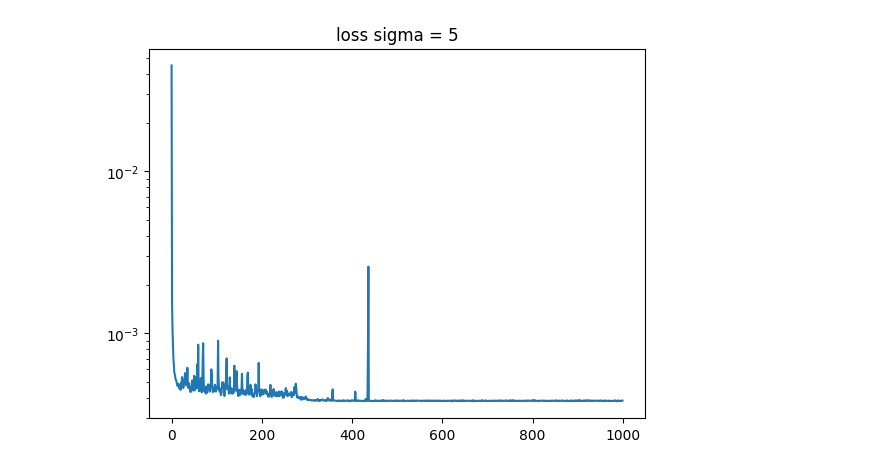
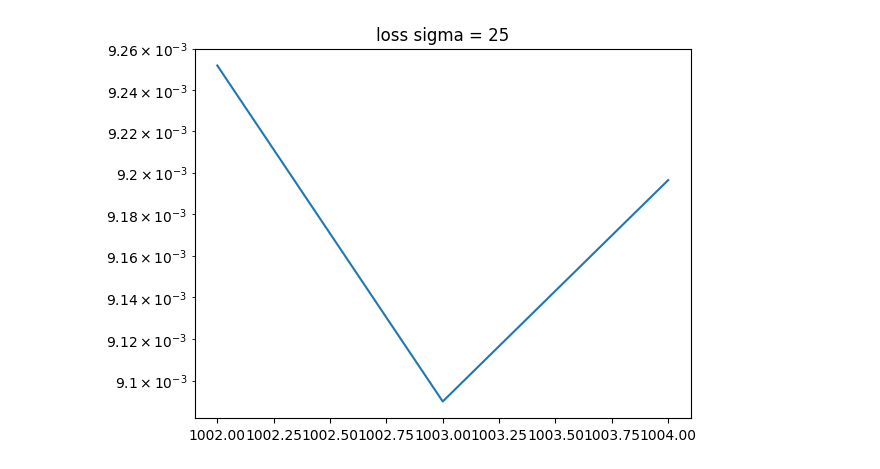
Before and after one commit to Phiere/TI-Denoising-DL, a Jupyter notebook: Projet_TI.ipynb, the cells around one changed output. Saved outputs shown, nothing was run; the diff lists cells and outputs as text; code cells hidden in the pictures.

```diff
--- a/Projet_TI.ipynb
+++ b/Projet_TI.ipynb
@@ -159,88 +212,107 @@ class DnCNN(nn.Module):
 # %%
-
+current_file_directory = os.getcwd()
 parser = argparse.ArgumentParser(description='PyTorch DnCNN')
-parser.add_argument('--model_name', default='model_rgb_sigma_5.pth', type=str, help="Nom du model qu'on souhaite entrainer ou tester")
-parser.add_argument('--sigma', default=5, type=int, help="Choix du sigma à utliser pour ,l'entrainement et le test. Attention un sigma de -1 rendra le sigma alétoire entre 0 et 50")
+parser.add_argument('--sigma', default=25, type=int, help="Choix du sigma à utliser pour ,l'entrainement et le test. Attention un sigma de -1 rendra le sigma alétoire entre 0 et 50")
 parser.add_argument('--image_channels', default=3,type=int, help="permet de choisir si les images traitée sont en rgb ou en niveau de gris")
 
-
-
 ##Données d'entrainement
-parser.add_argument('--train_data', default='/content/drive/My Drive/DnCNN/Data/Data_rgb/Train', type=str, help='path of train data')
+parser.add_argument('--train_data', default=os.path.join(current_file_directory,
+                                                         'BSD68/Train'), type=str, help='path of train data')
 #Paramètre de sauvegarde
-parser.add_argument('--model_dir', default='/content/drive/My Drive/DnCNN/Models', help='directory of the model')
-parser.add_argument('--loss_dir', default='/content/drive/My Drive/DnCNN/Loss', help='directory of the loss plot')
+parser.add_argument('--model_dir', default=os.path.join(current_file_directory,
+                                                        'Models/models_rgb/sigma_25'), help='directory of the model')
+parser.add_argument('--loss_dir', default=os.path.join(current_file_directory,
+                                                       'losses/loss'), help='directory of the loss plot')
 parser.add_argument('--model', default='DnCNN', type=str, help='choose a type of model')
 args, unknown = parser.parse_known_args()
 
 
 ###Choix des hyper_paramètres
 training_batch_size = 1
-training_nb_epoch = 1000
+training_nb_epoch = 1005
 training_learning_rate = 1e-3
 training_patch_size = 35
 
 training_network = DnCNN(image_channels=args.image_channels)
 training_optimizer = optim.Adam(training_network.parameters(), lr=training_learning_rate)
 training_criterion = F.mse_loss
-training_scheduler = MultiStepLR(training_optimizer, milestones=[int(training_nb_epoch*0.8)], gamma=0.1)
+training_scheduler = MultiStepLR(training_optimizer, milestones=[training_nb_epoch/2], gamma=0.1)
+
+mean_db = [0.4273080293308286, 0.4416487863396897, 0.3839654446963002]
+std_db = [0.21955110505223274, 0.20601368640713832, 0.20300565298427553]
+training_transforms = torchvision.transforms.Compose([torchvision.transforms.Normalize(mean = mean_db,std = std_db),
+                                                          torchvision.transforms.RandomResizedCrop(size =training_patch_size,antialias=None),
+                                                          torchvision.transforms.RandomHorizontalFlip(),
+                                                          torchvision.transforms.RandomVerticalFlip(),
+                                                          torchvision.transforms.RandomRotation(30)
+                                                          ])
 
 
+def model_training(network,optimizer,criterion,scheduler,nb_epoch,patch_size,batch_size,transforms) :
+    """Entraînement et enregistement du modèle avec les options mises en paramètre
 
-def model_training(network,optimizer,criterion,scheduler,nb_epoch,patch_size,batch_size) :
-    # model selection
+    network : type de réseau à entraîner
+    optimizer : optimseur choisi pour l'optimisation
+    criterion : critère choisi pour l'optimisation
+    scheduler : opérateur de changement de learning rate choisi pour l'entraînement
+    nb_epoch : nombre d'epoch maximal de l'entraînement
+    patch_size : taille des patch des images d'entraînement
+    batch_size : taille des batch utilisée pour l'optimisation"""
     print('===> Building model')
 
+
     model = network
-    DDataset = DenoisingDataset(data_path=args.train_data
-                                    ,sigma = args.sigma,patch_size=patch_size,training=True)
+    initial_epoch,model_name = find_last_checkpoint(save_dir=args.model_dir)
+    if initial_epoch > 0:
+        print('resuming by loading epoch %03d' % initial_epoch)
+        model = torch.load(model_name)
+    else :
+        print('Starting training form epoch 0')
     model.train()
 
+
+    DDataset = DenoisingDataset(data_path=args.train_data,sigma = args.sigma,transforms=transforms)
+
+
     cuda = torch.cuda.is_available()
-    torch.cuda.synchronize()
     if cuda:
         model = model.cuda()
-        #criterion = criterion.cuda()
+        criterion = criterion.cuda()
 
     loss_evolution =[]
-    min_loss = 1
-    best_model = model
-    print("Début de l'entrainement")
-    min_epoch = 1
-    for epoch in tqdm(range(nb_epoch), desc="Progression des époques",leave=True):
-
-        scheduler.step(epoch)  # step to the learning rate in this epcoh
+    min_epoch = initial_epoch
+    print("Training start")
+    for start,epoch in enumerate(tqdm(range(initial_epoch,nb_epoch), desc="epoch progression",leave=True)):
 
         DLoader = DataLoader(dataset=DDataset,batch_size=batch_size, shuffle=True)
+        epoch_loss = 0
 
-        epoch_loss,n_count = 0,0
-
-        for batch_y, batch_x, noise in (DLoader):
-
-                optimizer.zero_grad()
+        for n_count,(batch_y, batch_x, noise) in enumerate(DLoader):
 
                 if cuda:
                     batch_x, batch_y,noise = batch_x.cuda(), batch_y.cuda(),noise.cuda()
 
+                optimizer.zero_grad()
                 loss = criterion(model(batch_y), noise)
                 epoch_loss += loss.item()
                 loss.backward()
                 optimizer.step()
 
-                n_count +=1
+        scheduler.step()
 
         epoch_loss = (epoch_loss/n_count)
         loss_evolution.append(epoch_loss)
 
-        if epoch == 0 :
+        if start == 0 :
              min_loss = epoch_loss
-        elif epoch_loss < min_loss :
+        elif epoch_loss < min_loss:
+             min_epoch = epoch
              min_loss = epoch_loss
-             min_epoch = epoch
-             best_model = model
-    torch.save(best_model, os.path.join(args.model_dir,args.model_name))
+             torch.save(model,os.path.join(args.model_dir,f'model_c{args.image_channels}_s{args.sigma}_e{epoch}.pth'))
+
     print(f"min_loss achieved for epoch {min_epoch}")
     return loss_evolution
+
 
 loss_evolution = model_training(network=training_network,
                                 optimizer=training_optimizer,
@@ -248,10 +320,13 @@ loss_evolution = model_training(network=training_network,
                                 scheduler=training_scheduler,
                                 nb_epoch=training_nb_epoch,
                                 patch_size=training_patch_size,
-                                batch_size=training_batch_size)
+                                batch_size=training_batch_size,
+                                transforms=training_transforms)
 
+
+#Affichage de la courbe de loss obtenu lors de l'entrainement.
 plt.figure()
-plt.semilogy(loss_evolution)
+plt.semilogy(range(training_nb_epoch-len(loss_evolution),training_nb_epoch),loss_evolution)
 plt.title(f'loss sigma = {args.sigma}')
 plt.savefig(args.loss_dir)
 # %% [output]
@@ -268 +337 @@ min_loss achieved for epoch 621
-[figure, old version]
+[figure, new version]
```
Also changed, not shown: parts of 10 cells of this notebook, 7 other files.
